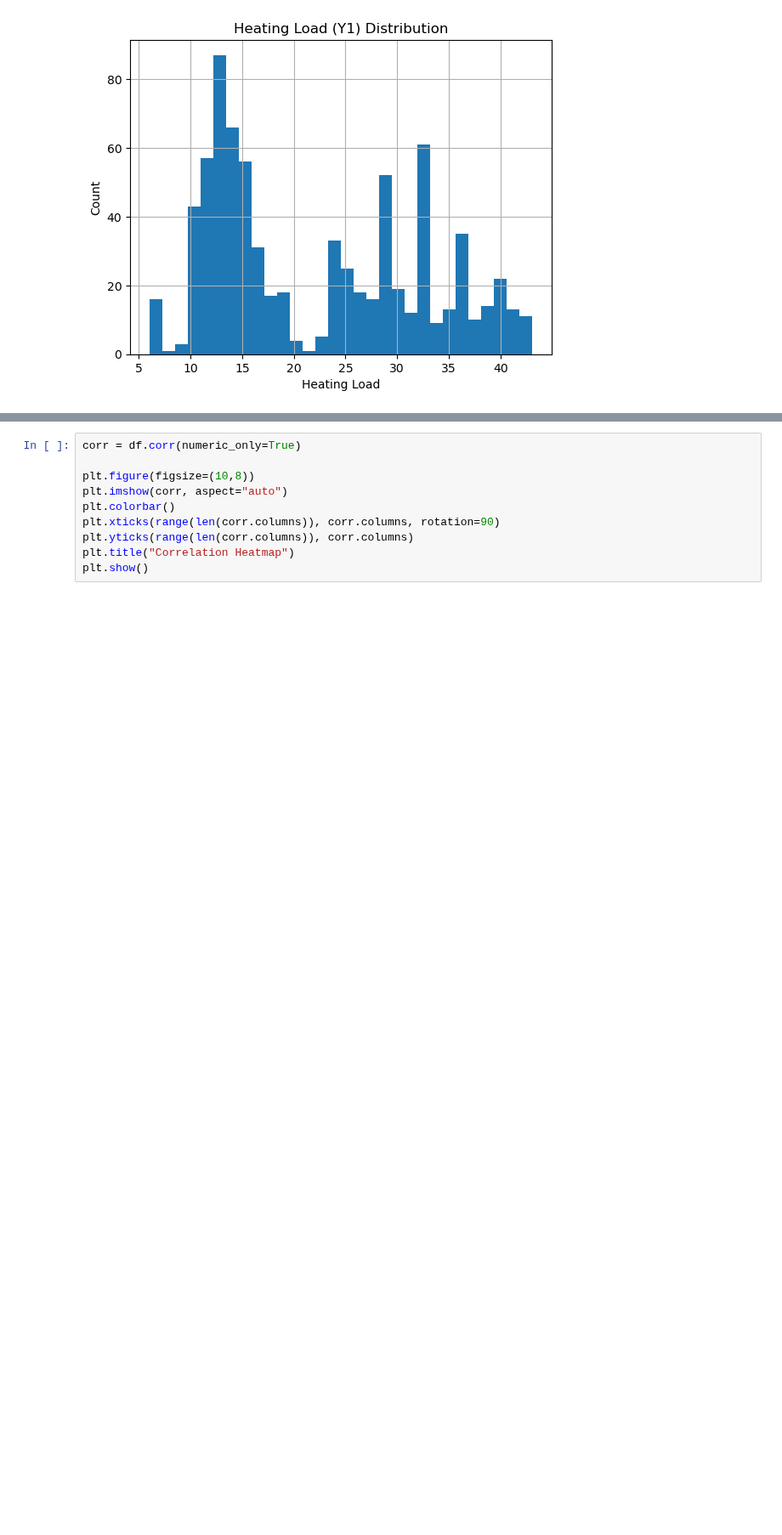
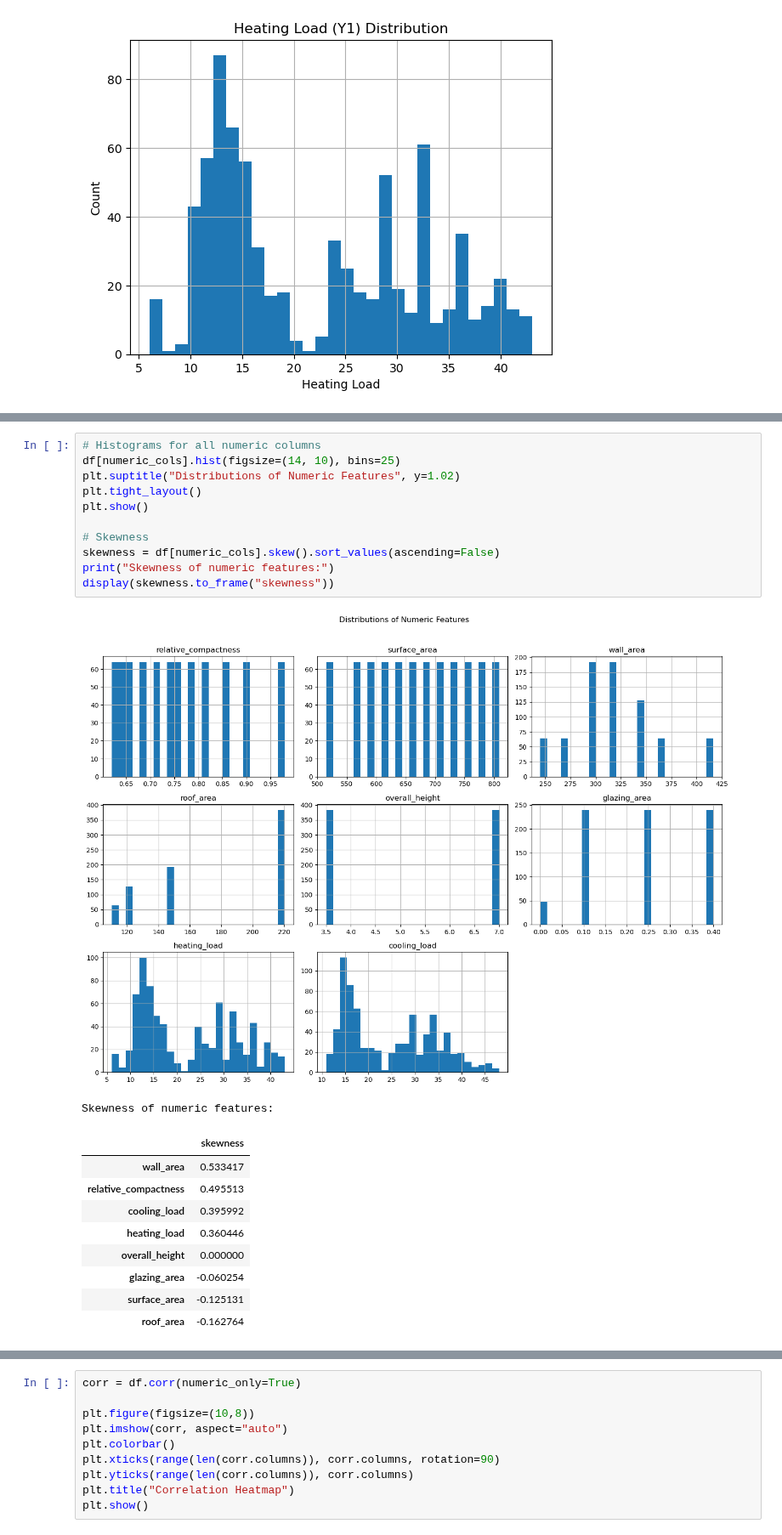
Before and after one commit to AMV9978/tkh_energy, a Jupyter notebook: notebooks/EDA.ipynb, the cells around one changed output, grey strips where cells are left out. Shown at 85% size. Saved outputs shown, nothing was run; the diff lists cells and outputs as text; blank space fills up the shorter version.

```diff
--- a/notebooks/EDA.ipynb
+++ b/notebooks/EDA.ipynb
@@ -124,0 +202,23 @@ df.head()
+# %%
+# Histograms for all numeric columns
+df[numeric_cols].hist(figsize=(14, 10), bins=25)
+plt.suptitle("Distributions of Numeric Features", y=1.02)
+plt.tight_layout()
+plt.show()
+
+# Skewness
+skewness = df[numeric_cols].skew().sort_values(ascending=False)
+print("Skewness of numeric features:")
+display(skewness.to_frame("skewness"))
+# %% [output]
+[figure, added]
+Skewness of numeric features:
+|  | skewness |
+| wall_area | 0.533417 |
+| relative_compactness | 0.495513 |
+| cooling_load | 0.395992 |
+| heating_load | 0.360446 |
+| overall_height | 0.000000 |
+| glazing_area | -0.060254 |
+| surface_area | -0.125131 |
+| roof_area | -0.162764 |
```
Also changed, not shown: parts of 5 cells of this notebook, 1 other file.
